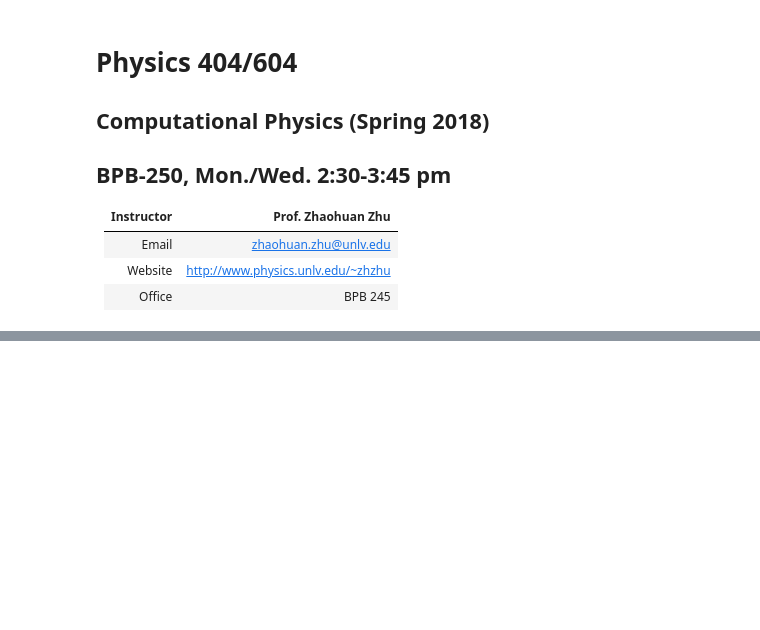
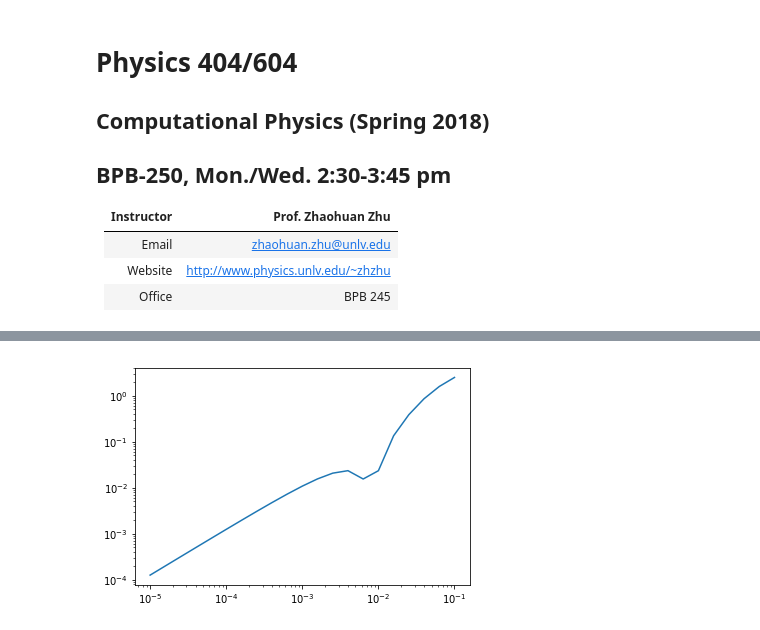
Before and after one commit to sabaronett/computational-physics-class-404-604-Spring-2020, a Jupyter notebook: lectures/Lect7-pre.ipynb, the cells around one changed output, grey strips where cells are left out. Cells and saved outputs as stored; diff of their text form; code cells hidden in the pictures; blank space fills up the shorter version.

```diff
--- a/lectures/Lect7-pre.ipynb
+++ b/lectures/Lect7-pre.ipynb
@@ -163,14 +12,0 @@ print(stuff)
-# %%
-# Write a program to carry out the dot product of matrix A (a_{1,1}, ...) and vector B (b_{1},...b_{4})
-#
-import numpy as np
-a=np.array([[9.,13.,5.,2.],[1.,11.,7.,6.],[3.,7.,4.,1.],[6.,1.,7.,10.]])
-b=np.array([7.,8.,9.,10.])
-c=np.zeros(4)
-
-for i in range(4):
-    for j in range(4):
-        c[i] += a[i, j]*b[j] ## write a code for the dot product
-
-print(c)
-## write a code for the dot product
@@ -691,0 +180,42 @@ LHS-RHS [ 1.11022302e-16 -1.11022302e-16]
+# %%
+import numpy as np
+import matplotlib.pyplot as plt
+fig = plt.figure()
+
+def f(t, y):
+    f=np.zeros(4)
+    r=np.sqrt(y[0]*y[0]+y[2]*y[2])
+    f[0]=y[1]
+    f[1]=-G*M/r/r/r*y[0]
+    f[2]=y[3]
+    f[3]=-G*M/r/r/r*y[2]
+    return f
+
+def eu(t, h, y, n):
+    fv=f(t, y)
+    for i in range(n):
+        y[i]+=fv[i]*h
+    return y
+
+ha=[]
+err=[]
+for h in 10.**np.arange(-1.,-5.2,-0.2):
+    ha=np.append(ha,h)
+    G=1.
+    M=1.
+    tend=2.*np.pi
+    y=[1.,0.,0.,1.]
+    t=0
+    while(t<tend):
+        if((t+h)>tend):
+            h=tend-t
+        y = eu(t,h,y,4)
+        t = t+h
+    err=np.append(err,abs(y[0]-1.))
+
+plt.plot(ha,err)
+plt.xscale('log')
+plt.yscale('log')
+plt.show()
+# %% [output]
+[figure, added]
```
Also changed, not shown: parts of 56 cells of this notebook.
